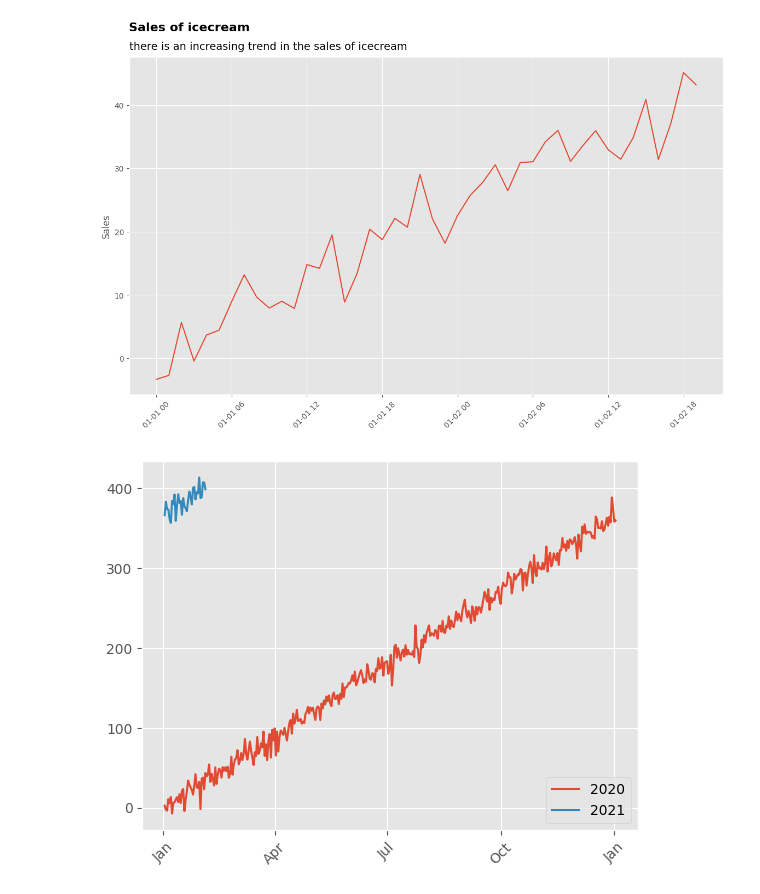
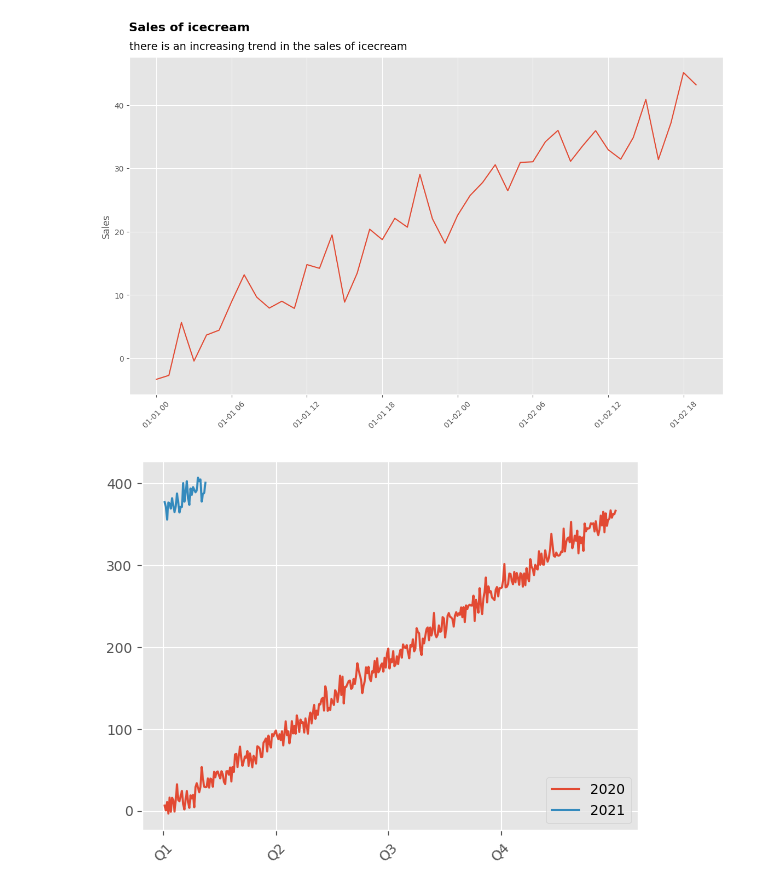
Before and after one commit to jope35/pumaplot, a Jupyter notebook: nbs/seasons.ipynb, the cells around one changed output. Cells and saved outputs as stored; diff of their text form; code cells hidden in the pictures.

Commit message:
quarter labeling

```diff
--- a/nbs/seasons.ipynb
+++ b/nbs/seasons.ipynb
@@ -110,12 +110,10 @@ def plot_seasonality(df_in, seasonality_type="month", minticks=7):
             plt.plot(df_year["ds"].dt.day_of_year, df_year["y"], label=year)
 
         # apply a tick at 01-jan, 01-apr, 01-jul, 01-oct
-        # these are the start of the quarters and should be labeled as q1, q2, q3, q4
-        plt.gca().xaxis.set_major_locator(mdates.MonthLocator(bymonth=[1, 4, 7, 10]))
-        plt.gca().xaxis.set_major_formatter(mdates.DateFormatter("%b"))
-        plt.gca().xaxis.set_minor_formatter(mdates.DateFormatter("%b"))
-        plt.gca().xaxis.set_tick_params(which="minor", bottom=False)
-
+        # and label them as Q1, Q2, Q3, Q4
+        plt.xticks(
+            ticks=[0, 91, 182, 273], labels=["Q1", "Q2", "Q3", "Q4"], rotation=45
+        )
         plt.xticks(rotation=45)
         plt.legend()
         plt.show()
@@ -144,38 +142,37 @@ def plot_seasonality(df_in, seasonality_type="month", minticks=7):
         # apply a tick for each day of the week, and apply the name of the day
         # start with monday
         plt.xticks(range(7), ["Mon", "Tue", "Wed", "Thu", "Fri", "Sat", "Sun"])
-
         plt.xticks(rotation=45)
         plt.legend()
         plt.show()
 
     elif seasonality_type == "day":
         df_in["hour"] = df_in["ds"].dt.hour
 
         # create a plot for each day in the dataframe
         for day in df_in["ds"].dt.day.unique():
             df_day = df_in[df_in["ds"].dt.day == day]
             plt.plot(df_day["hour"], df_day["y"])
 
         # apply a format to the x axis as follow 00, 01, 02, etc.
         plt.xticks(range(24), [f"{i:02d}" for i in range(24)])
+        plt.xlabel("Hour")
         plt.xticks(rotation=45)
-        plt.xlabel("Hour")
         plt.show()
 
     else:
         raise ValueError(
             "Invalid seasonality_type. Choose from 'month', 'quarter', 'dayofweek', 'hour'."
         )
 
 
 nums = 400
 df_in = pd.DataFrame(
     {"ds": pd.date_range(start="2020-01-01", periods=nums, freq="d"), "y": range(nums)}
 )
 df_in["y"] = df_in["y"] + np.random.normal(0, 9, nums)
 
 # Example usage:
 plot_seasonality(df_in, seasonality_type="quarter")
 # %% [output]
-[figure, old version]
+[figure, new version]
```
